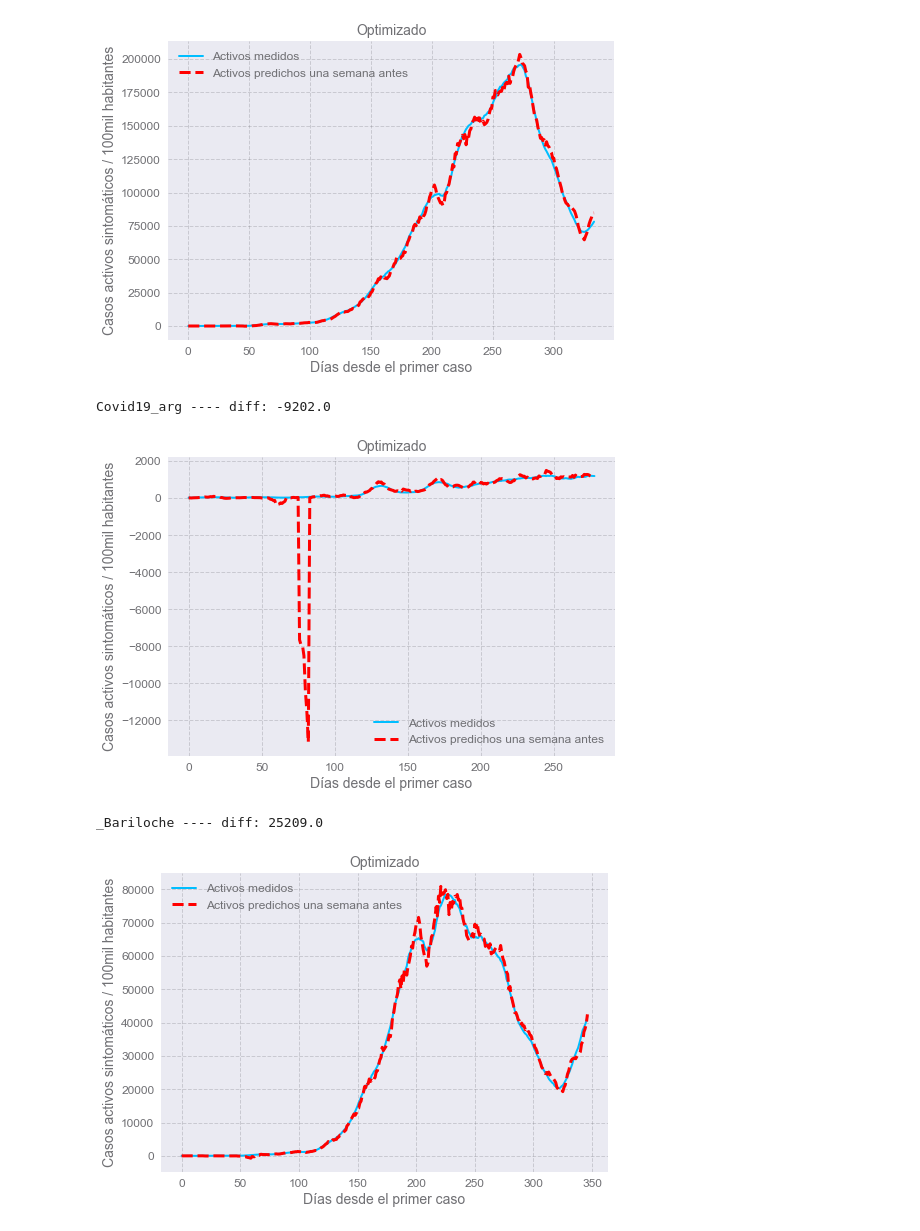
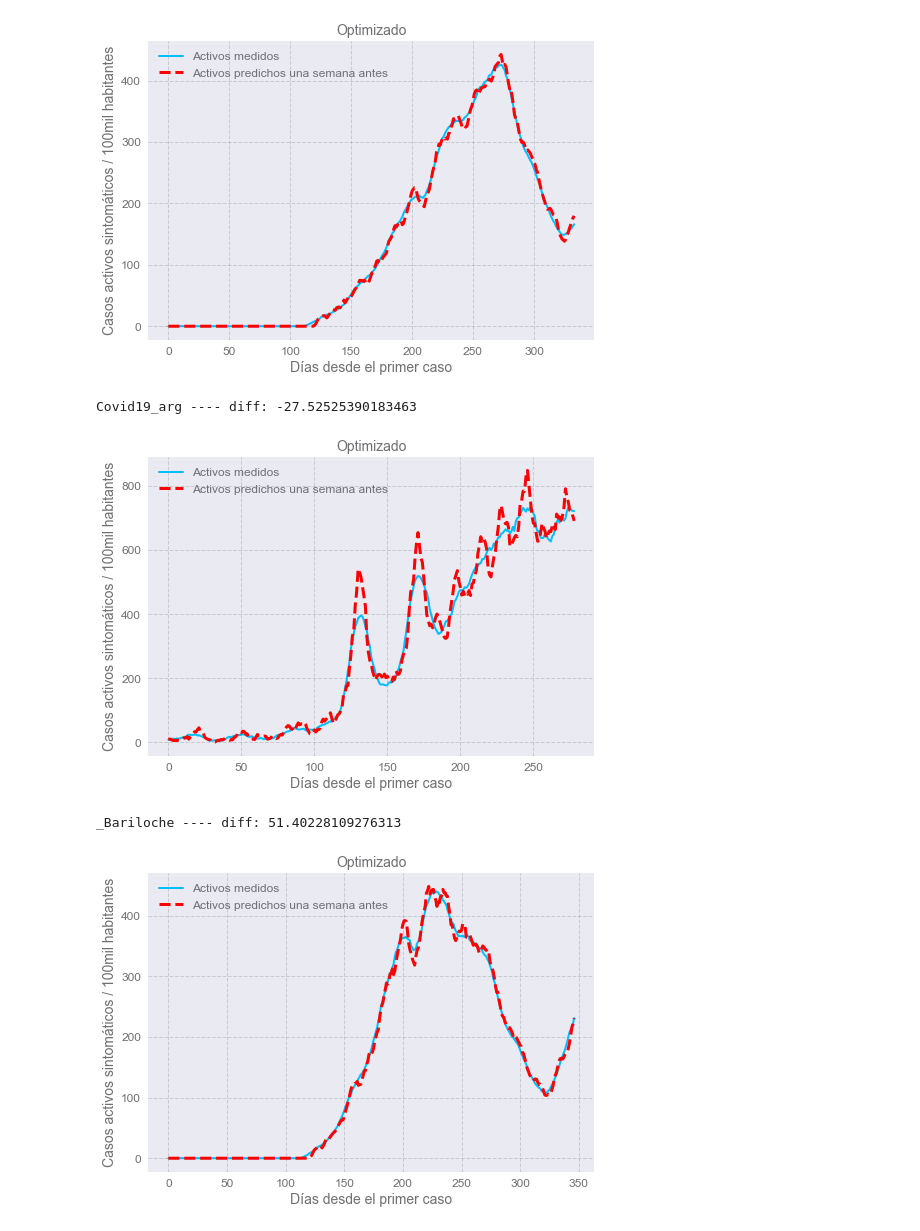
Before and after one commit to denisecammarota/tesis-ib, a Jupyter notebook: Fitting_Attempt/First-Attempt_TrainAndTest_3-5+weights_TOTAL.ipynb, the cells around one changed output. Saved outputs shown, nothing was run; the diff lists cells and outputs as text; code cells hidden in the pictures.

```diff
--- a/Fitting_Attempt/First-Attempt_TrainAndTest_3-5+weights_TOTAL.ipynb
+++ b/Fitting_Attempt/First-Attempt_TrainAndTest_3-5+weights_TOTAL.ipynb
@@ -100,7 +100,8 @@ def second_solution(n_t,a,b,c):
         aux = a*n_t[i-6,1] + b*n_t[i-5,1] + c*n_t[i-4,1]  #denominator of the r_t expression
         if(aux==0):
             aux = 1 #the first cases in which the denominator is == 0
-        r_t[i,1] = min(((n_t[i-1,1] + n_t[i,1] + n_t[i+1,1])/(aux)),4) #the rest of the days with limit value
+        #################### ACAAAAAAAAAAAAAAAAAA ###############################################################
+        r_t[i,1] = max(min(((n_t[i-1,1] + n_t[i,1] + n_t[i+1,1])/(aux)),4),0) #the rest of the days with limit value
     r_t_seven = np.zeros(prox_dia) #real values for index>=9
     a_t = np.zeros(prox_dia) #real values for index >= 13
     i = 9
@@ -132,10 +133,10 @@ def third_solution(n_t,a,b,c,d,e):
     r_t = r_t.astype(float)
     dias_aux = np.arange(0,prox_dia+3)
     for i in dias_aux[dias_aux>=6]:
-        aux = a*n_t[i-6,1] + b*n_t[i-5,1] + c*n_t[i-4,1] + d*n_t[i-8,1] + e*n_t[i-7,1] #denominator of the r_t expression
+        aux = a*n_t[i-6,1] + b*n_t[i-5,1] + c*n_t[i-4,1] + d*n_t[i-3,1] + e*n_t[i-7,1] #denominator of the r_t expression
         if(aux==0):
             aux = 1 #the first cases in which the denominator is == 0
-        r_t[i,1] = min(((n_t[i-1,1] + n_t[i,1] + n_t[i+1,1])/(aux)),4) #the rest of the days with limit value
+        r_t[i,1] = max(min(((n_t[i-1,1] + n_t[i,1] + n_t[i+1,1])/(aux)),4),0) #the rest of the days with limit value
     r_t_seven = np.zeros(prox_dia) #real values for index>=9
     a_t = np.zeros(prox_dia) #real values for index >= 13
     i = 9
@@ -356,7 +358,7 @@ def test_5weights(file,k,plot=False,pop=float(100000)):
 #    i = i+1
 # %%
 file = "CasosCovid19_arg.txt"
-#pop = np.array([45376763,163743,17541141,3075646,1204541,3760450,1385961,770881,393531,1990338,664057,747610,1424397,365698,3536418,173432,1694656])
-pop = np.array([100000])
-k,cov,diff= fit_and_test_3weights(mypath+'/'+file,pop[0])
-print('control',diff)
+pop = np.array([45376763,163743,17541141,3075646,1204541,3760450,1385961,770881,393531,1990338,664057,747610,1424397,365698,3536418,173432,1694656])
+#pop = np.array([100000])
+#k,cov,diff= fit_and_test_3weights(mypath+'/'+file,pop[0])
+#print('control',diff)
@@ -365,13 +365,19 @@ control -9201.535080534624
 # %%
 np.random.seed(0)
 files = [f for f in listdir(mypath) if isfile(join(mypath, f))] #get all file names of that path
 i = 0
+k =  [-0.67170817, #i-6
+       -0.30282897, #i-5
+       -0.14124513, #i-4
+        1.1792158, #i-3
+        2.946493] #i-7
 for file in files:
-    diff = test_3weights(mypath+'/'+file,k,plot=True)
-    print(file[5:-4],'---- diff:',round(diff,0))
+    diff = test_5weights(mypath+'/'+file,k,plot=True,pop=pop[i])
+    print(file[5:-4],'---- diff:',diff)
+    i = i + 1
 # %% [output]
-[figure, old version]
+[figure, new version]
-Covid19_arg ---- diff: -9202.0
+Covid19_arg ---- diff: -27.52525390183463
-[figure, old version]
+[figure, new version]
-_Bariloche ---- diff: 25209.0
+_Bariloche ---- diff: 51.40228109276313
-[figure, old version]
+[figure, new version]
```
Also changed, not shown: parts of 5 cells of this notebook, 1 other file.
